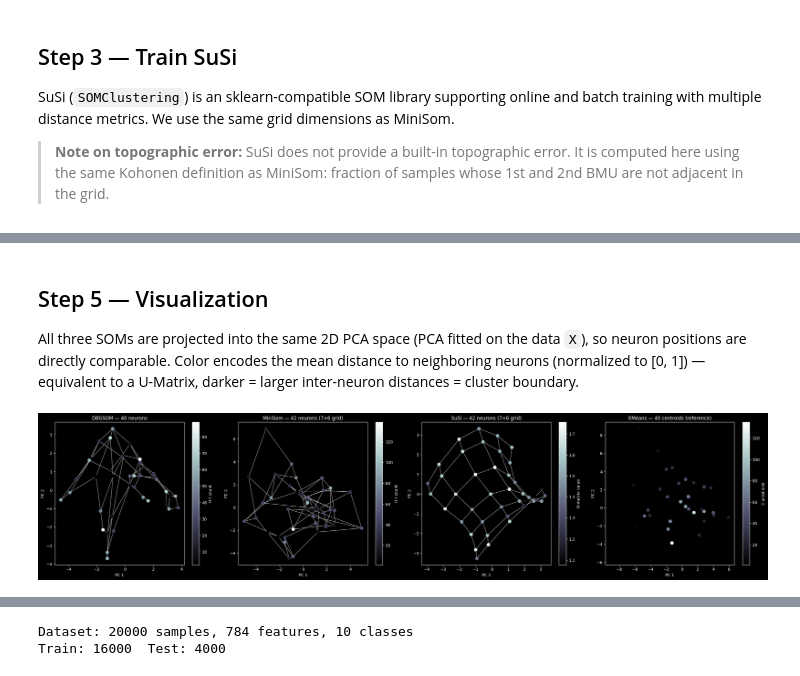
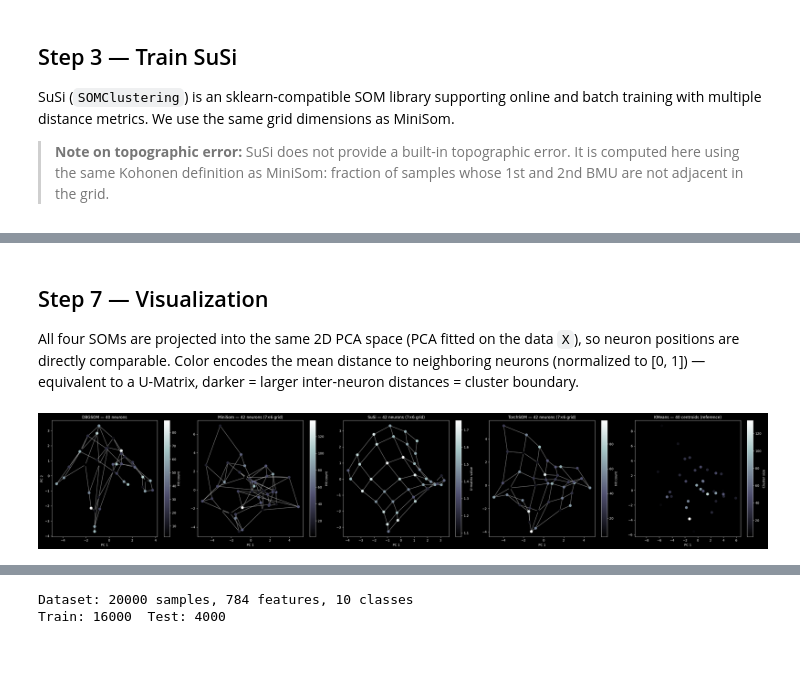
Before and after one commit to SandroMartens/DBGSOM, a Jupyter notebook: examples/som_comparison.ipynb, the cells around one changed output, grey strips where cells are left out. Cells and saved outputs as stored; diff of their text form; code cells hidden in the pictures.

```diff
--- a/examples/som_comparison.ipynb
+++ b/examples/som_comparison.ipynb
@@ -246,22 +282,20 @@ metrics
 # %% [markdown]
-## Step 5 — Visualization
+## Step 7 — Visualization
 
-All three SOMs are projected into the same 2D PCA space (PCA fitted on the data `X`), so neuron positions are directly comparable. Color encodes the mean distance to neighboring neurons (normalized to [0, 1]) — equivalent to a U-Matrix, darker = larger inter-neuron distances = cluster boundary.
+All four SOMs are projected into the same 2D PCA space (PCA fitted on the data `X`), so neuron positions are directly comparable. Color encodes the mean distance to neighboring neurons (normalized to [0, 1]) — equivalent to a U-Matrix, darker = larger inter-neuron distances = cluster boundary.
 # %%
 from sklearn.decomposition import PCA
 
-# Fit PCA on the data so all SOMs share the same coordinate system
 pca = PCA(n_components=2, random_state=42)
 pca.fit(X)
 
-fig, axes = plt.subplots(1, 4, figsize=(26, 6))
+fig, axes = plt.subplots(1, 5, figsize=(32, 6))
 
 # --- DBGSOM ---
 weights_db_2d = pca.transform(som_db.weights_)
 avg_dist = np.array(
     [som_db.som_.nodes[n].get("hit_count", 0.0) for n in som_db.neurons_]
 )
-avg_dist_norm = avg_dist
 
 ax = axes[0]
 ax.set_title(f"DBGSOM — {n_neurons_db} neurons", fontsize=12)
@@ -273,22 +307,16 @@ for u, v in som_db.som_.edges():
     ax.plot([x0, x1], [y0, y1], color="lightgray", linewidth=0.8, zorder=1)
 
 sc = ax.scatter(
-    weights_db_2d[:, 0],
-    weights_db_2d[:, 1],
-    c=avg_dist_norm,
-    cmap="bone",
-    s=60,
-    zorder=2,
+    weights_db_2d[:, 0], weights_db_2d[:, 1], c=avg_dist, cmap="bone", s=60, zorder=2
 )
 plt.colorbar(sc, ax=ax, label="Hit count")
 ax.set_xlabel("PC 1")
 ax.set_ylabel("PC 2")
 
 # --- MiniSom ---
-ms_weights = som_ms.get_weights()  # shape: (side, side2, n_features)
+ms_weights = som_ms.get_weights()
 ms_weights_flat = ms_weights.reshape(-1, X.shape[1])
 weights_ms_2d = pca.transform(ms_weights_flat)
-
 umatrix = som_ms.activation_response(X)
 umatrix_flat = umatrix.reshape(-1)
 
@@ -327,12 +355,10 @@ sc = ax.scatter(
 )
 plt.colorbar(sc, ax=ax, label="Hit count")
 ax.set_xlabel("PC 1")
-ax.set_ylabel("PC 2")
 
 # --- SuSi ---
 susi_weights_flat = susi_som.unsuper_som_.reshape(-1, X.shape[1])
 weights_susi_2d = pca.transform(susi_weights_flat)
-
 susi_umatrix = susi_som.get_u_matrix()[::2, ::2].reshape(-1)
 
 ax = axes[2]
@@ -359,42 +385,83 @@ for i in range(susi_rows):
                 [weights_susi_2d[idx, 1], weights_susi_2d[nb, 1]],
                 color="lightgray",
                 linewidth=0.8,
                 zorder=1,
             )
 
 sc = ax.scatter(
     weights_susi_2d[:, 0],
     weights_susi_2d[:, 1],
     c=susi_umatrix,
     cmap="bone",
     s=60,
     zorder=2,
 )
 plt.colorbar(sc, ax=ax, label="U-matrix value")
 ax.set_xlabel("PC 1")
-ax.set_ylabel("PC 2")
+
+# --- TorchSOM ---
+ts_weights = som_ts.weights.detach().numpy()  # shape: (side, side2, n_features)
+ts_weights_flat = ts_weights.reshape(-1, X.shape[1])
+weights_ts_2d = pca.transform(ts_weights_flat)
+
+ax = axes[3]
+ax.set_title(f"TorchSOM — {n_neurons_ts} neurons ({side}×{side2} grid)", fontsize=12)
+
+for i in range(side):
+    for j in range(side2):
+        idx = i * side2 + j
+        if i + 1 < side:
+            nb = (i + 1) * side2 + j
+            ax.plot(
+                [weights_ts_2d[idx, 0], weights_ts_2d[nb, 0]],
+                [weights_ts_2d[idx, 1], weights_ts_2d[nb, 1]],
+                color="lightgray",
+                linewidth=0.8,
+                zorder=1,
+            )
+        if j + 1 < side2:
+            nb = i * side2 + (j + 1)
+            ax.plot(
+                [weights_ts_2d[idx, 0], weights_ts_2d[nb, 0]],
+                [weights_ts_2d[idx, 1], weights_ts_2d[nb, 1]],
+                color="lightgray",
+                linewidth=0.8,
+                zorder=1,
+            )
+
+ts_hit_counts = np.zeros(side * side2)
+ts_weights_t = som_ts.weights.detach()
+for x in torch.tensor(X, dtype=torch.float32):
+    dists = torch.norm(ts_weights_t.reshape(-1, X.shape[1]) - x, dim=1)
+    ts_hit_counts[dists.argmin().item()] += 1
+
+sc = axes[3].scatter(
+    weights_ts_2d[:, 0],
+    weights_ts_2d[:, 1],
+    c=ts_hit_counts,
+    cmap="bone",
+    s=60,
+    zorder=2,
+)
+plt.colorbar(sc, ax=axes[3], label="Hit count")
+axes[3].set_xlabel("PC 1")
 
 # --- KMeans ---
 km_centroids_2d = pca.transform(km.cluster_centers_)
 km_counts = np.bincount(km.labels_, minlength=n_neurons_db)
 
-ax = axes[3]
+ax = axes[4]
 ax.set_title(f"KMeans — {n_neurons_db} centroids (reference)", fontsize=12)
 sc = ax.scatter(
-    km_centroids_2d[:, 0],
-    km_centroids_2d[:, 1],
-    c=km_counts,
-    cmap="bone",
-    s=60,
+    km_centroids_2d[:, 0], km_centroids_2d[:, 1], c=km_counts, cmap="bone", s=60
 )
 plt.colorbar(sc, ax=ax, label="Cluster size")
 ax.set_xlabel("PC 1")
-ax.set_ylabel("PC 2")
 
 plt.tight_layout()
 plt.show()
 # %% [output]
-[figure, old version]
+[figure, new version]
 # %% [markdown]
 ## Summary
 
```
Also changed, not shown: parts of 18 cells of this notebook, 2 other files.
